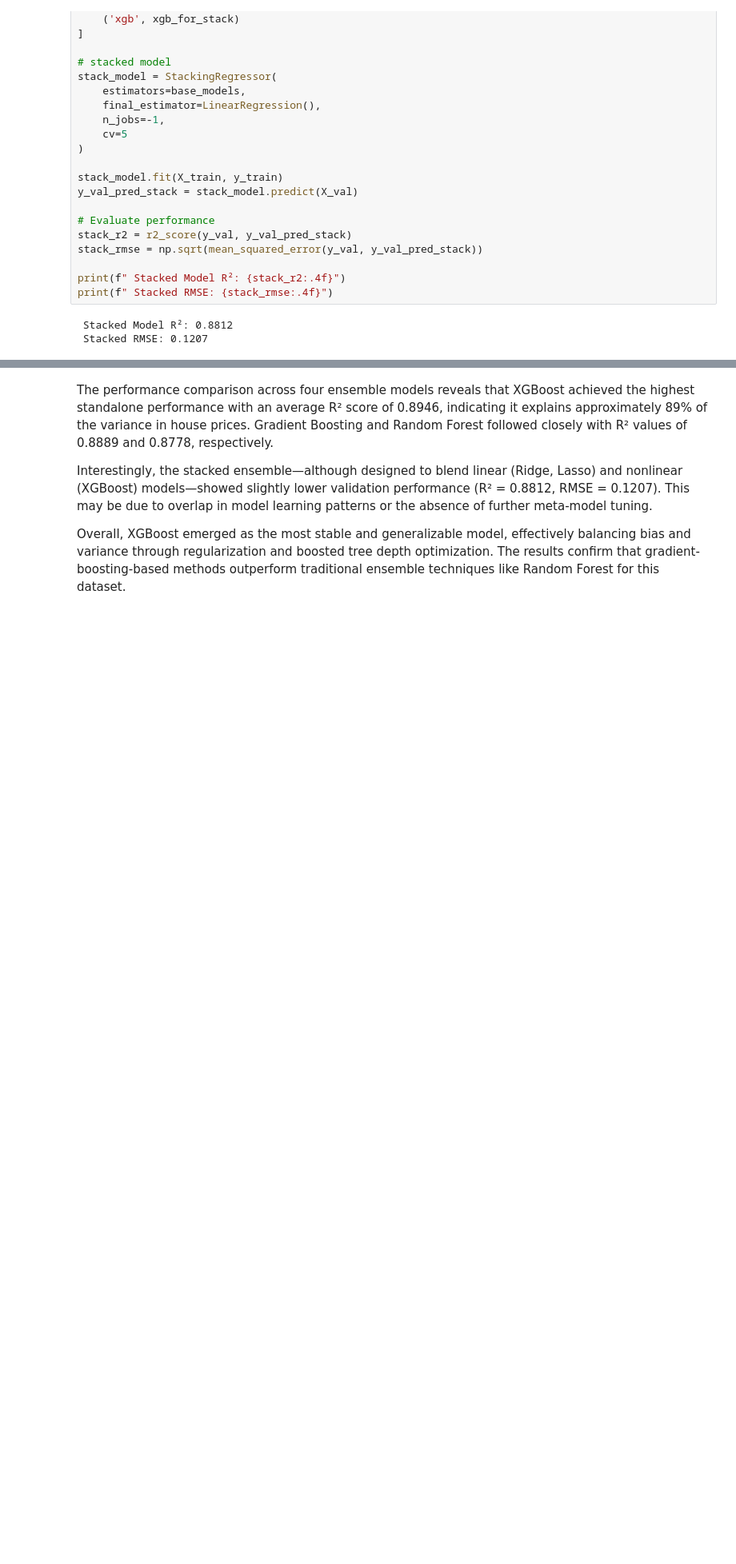
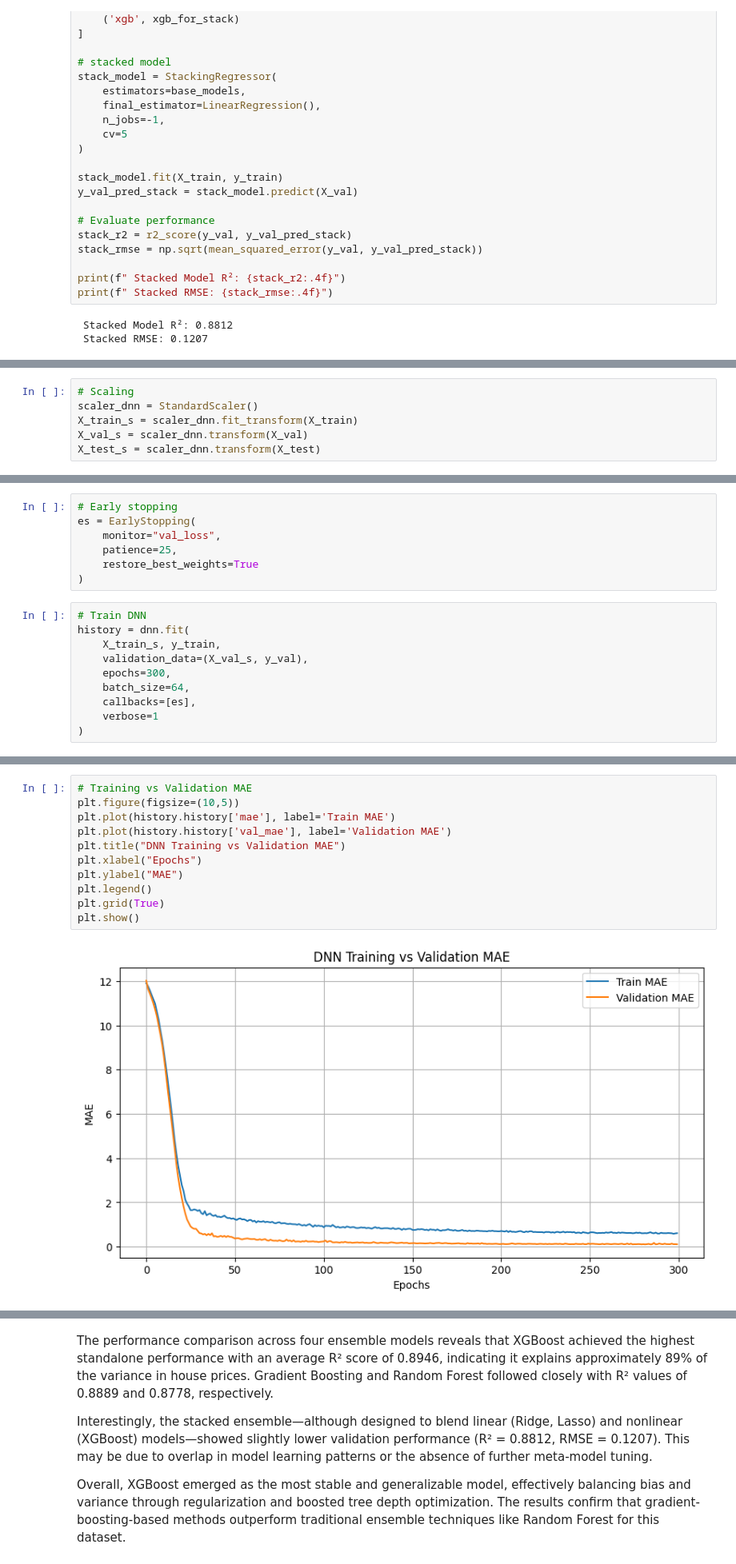
Before and after one commit to kibosivy/Property-Prices-Predictions, a Jupyter notebook: model_build.ipynb, the cells around one changed output, grey strips where cells are left out. Shown at 80% size. Drawn from its saved outputs; the diff is of its cells as text; blank space fills up the shorter version.

```diff
--- a/model_build.ipynb
+++ b/model_build.ipynb
@@ -309,0 +316,6 @@ print(f" Stacked RMSE: {stack_rmse:.4f}")
+# %%
+# Scaling
+scaler_dnn = StandardScaler()
+X_train_s = scaler_dnn.fit_transform(X_train)
+X_val_s = scaler_dnn.transform(X_val)
+X_test_s = scaler_dnn.transform(X_test)
@@ -309,0 +345,17 @@ print(f" Stacked RMSE: {stack_rmse:.4f}")
+# %%
+# Early stopping
+es = EarlyStopping(
+    monitor="val_loss",
+    patience=25,
+    restore_best_weights=True
+)
+# %%
+# Train DNN
+history = dnn.fit(
+    X_train_s, y_train,
+    validation_data=(X_val_s, y_val),
+    epochs=300,
+    batch_size=64,
+    callbacks=[es],
+    verbose=1
+)
@@ -309,0 +394,13 @@ print(f" Stacked RMSE: {stack_rmse:.4f}")
+# %%
+# Training vs Validation MAE
+plt.figure(figsize=(10,5))
+plt.plot(history.history['mae'], label='Train MAE')
+plt.plot(history.history['val_mae'], label='Validation MAE')
+plt.title("DNN Training vs Validation MAE")
+plt.xlabel("Epochs")
+plt.ylabel("MAE")
+plt.legend()
+plt.grid(True)
+plt.show()
+# %% [output]
+[figure, added]
```
Also changed, not shown: parts of 9 cells of this notebook.
